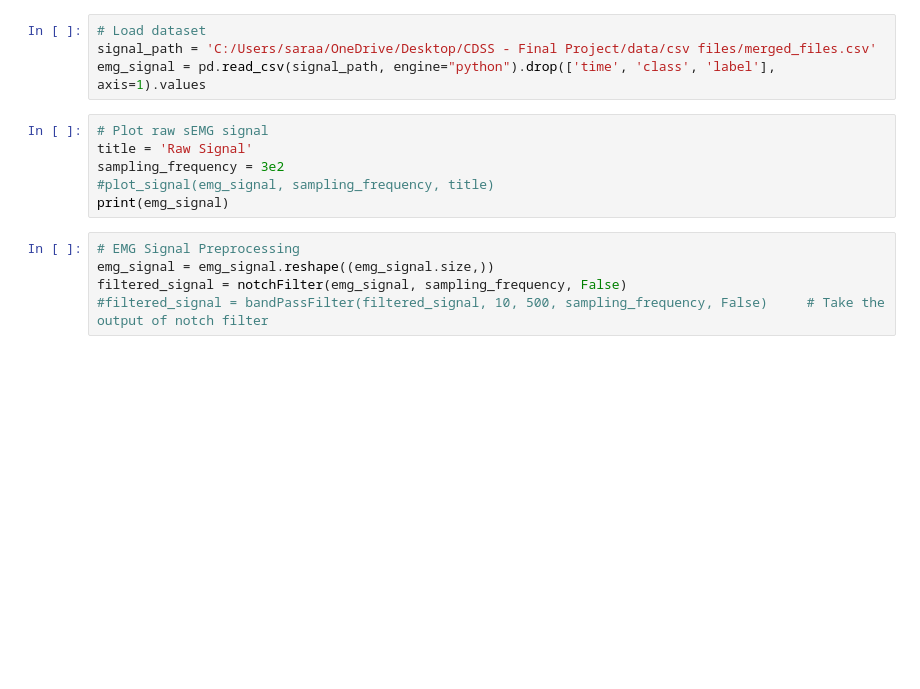
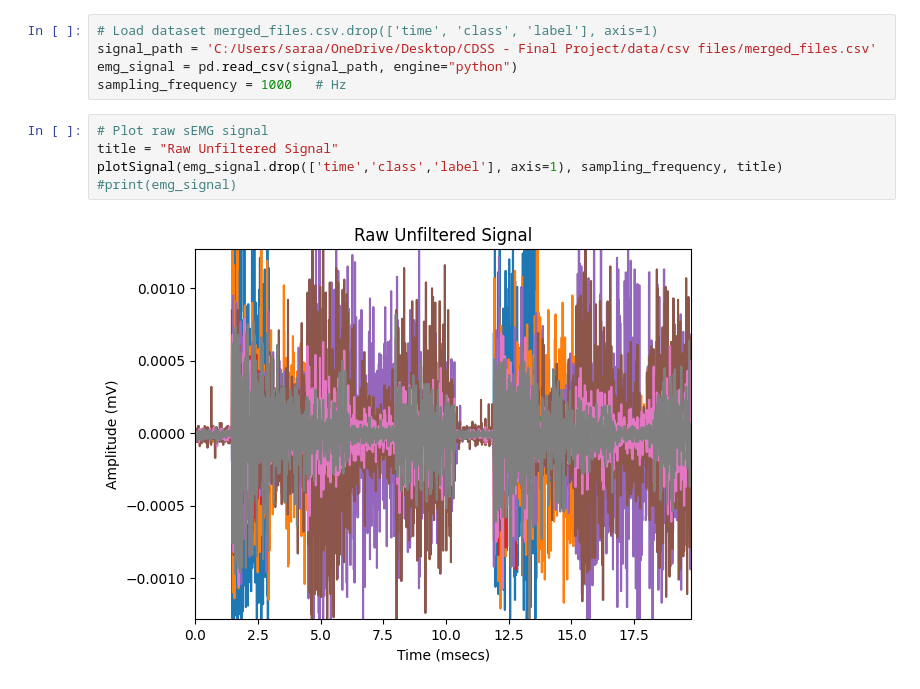
Before and after one commit to SaraElwatany/EMG-Signal-for-Gesture-Recognition, a Jupyter notebook: preprocessing.ipynb, the cells around one changed output. Cells and saved outputs as stored; diff of their text form; blank space fills up the shorter version.

```diff
--- a/preprocessing.ipynb
+++ b/preprocessing.ipynb
@@ -67,15 +56,12 @@ def plot_signal(x, samplerate, chname):
 # %%
-# Load dataset
+# Load dataset merged_files.csv.drop(['time', 'class', 'label'], axis=1)
 signal_path = 'C:/Users/saraa/OneDrive/Desktop/CDSS - Final Project/data/csv files/merged_files.csv'
-emg_signal = pd.read_csv(signal_path, engine="python").drop(['time', 'class', 'label'], axis=1).values
+emg_signal = pd.read_csv(signal_path, engine="python")
+sampling_frequency = 1000   # Hz
 # %%
 # Plot raw sEMG signal
-title = 'Raw Signal'
-sampling_frequency = 3e2
-#plot_signal(emg_signal, sampling_frequency, title)
-print(emg_signal)
+title = "Raw Unfiltered Signal"
+plotSignal(emg_signal.drop(['time','class','label'], axis=1), sampling_frequency, title)
+#print(emg_signal)
+# %% [output]
+[figure, added]
-# %%
-# EMG Signal Preprocessing
-emg_signal = emg_signal.reshape((emg_signal.size,))
-filtered_signal = notchFilter(emg_signal, sampling_frequency, False)
-#filtered_signal = bandPassFilter(filtered_signal, 10, 500, sampling_frequency, False)     # Take the output of notch filter
```
Also changed, not shown: parts of 4 cells of this notebook.
